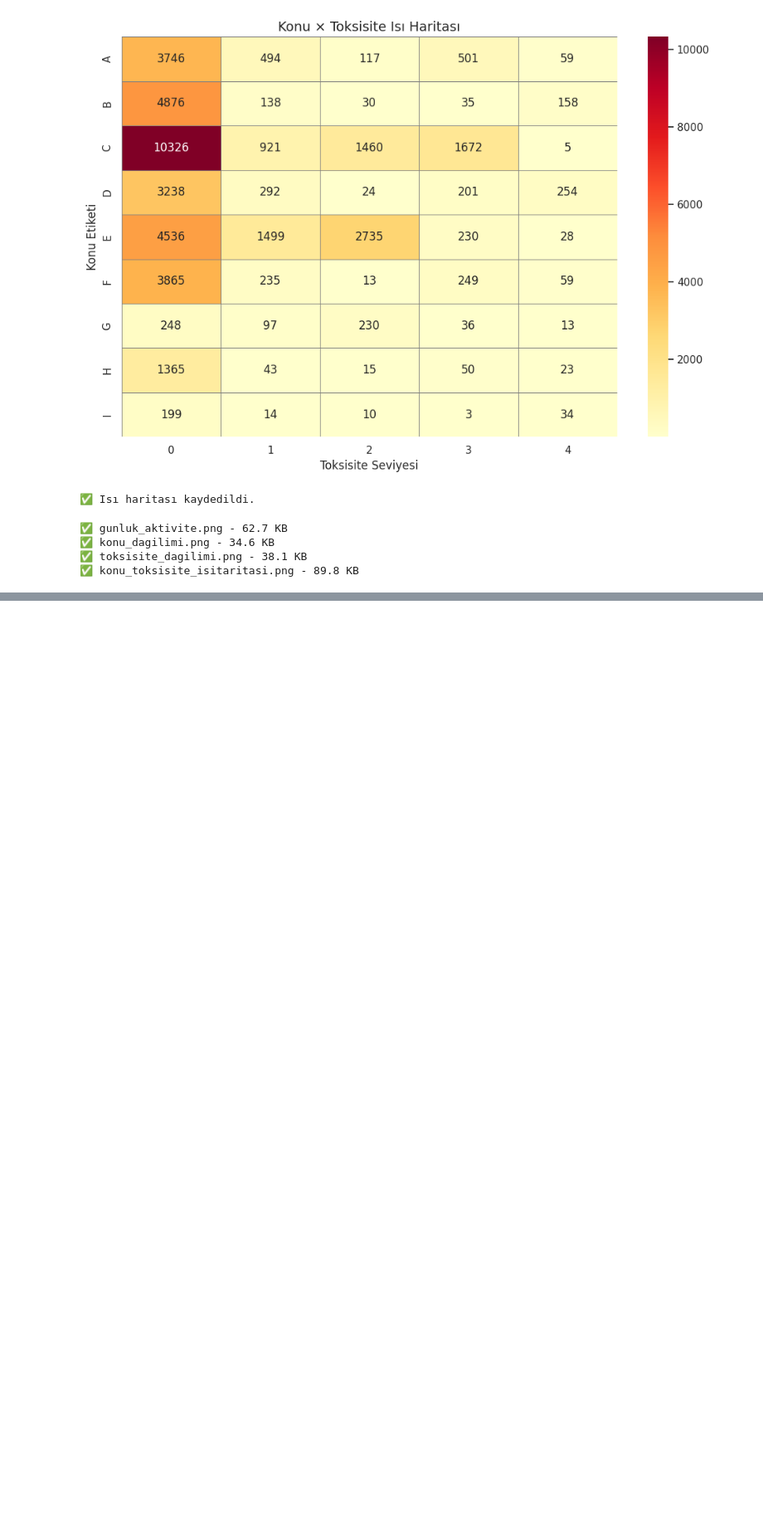
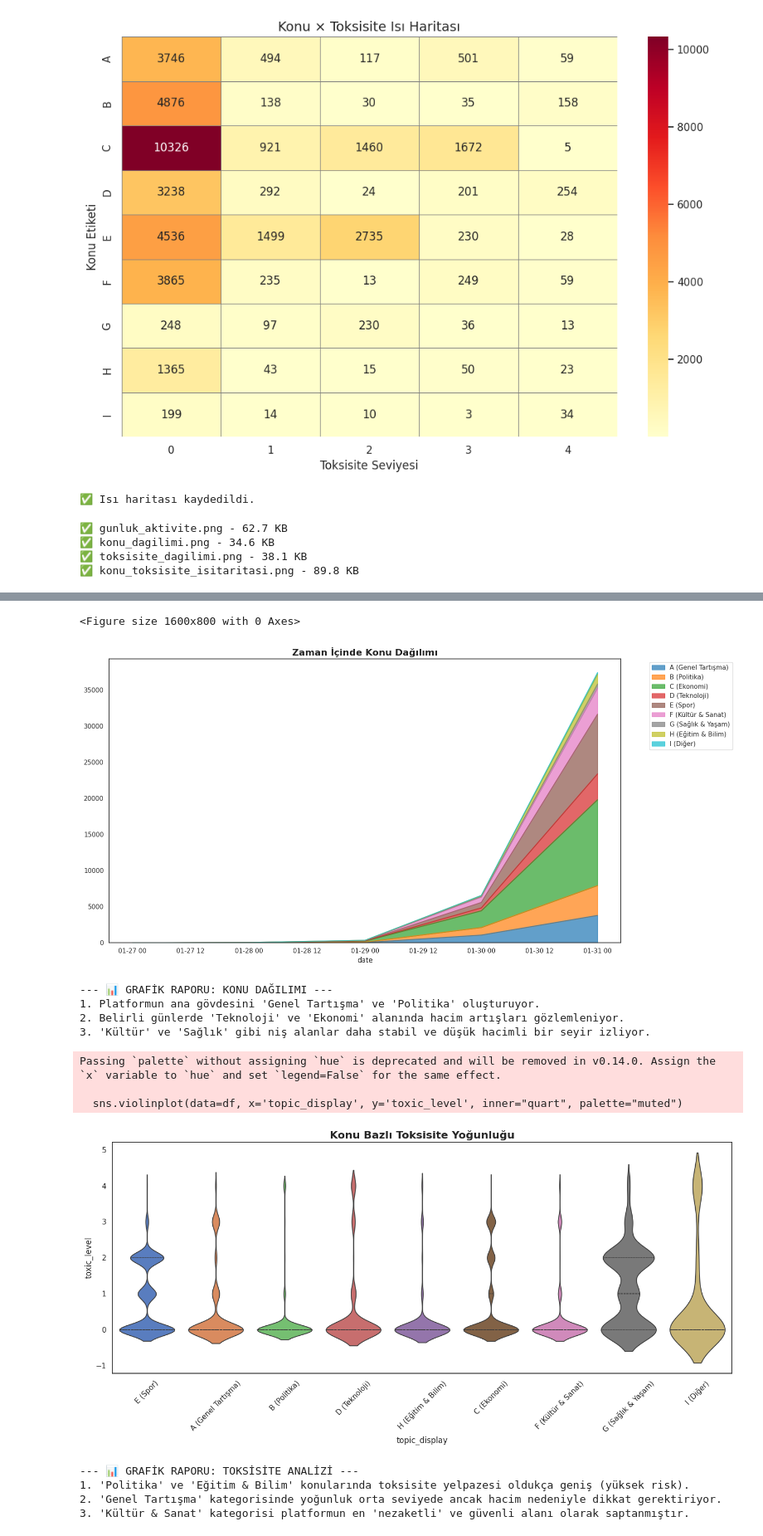
Before and after one commit to OmerAkhan01/moltook-agent-behavior-analysis, a Jupyter notebook: 01_Veri_Analizi.ipynb, the cells around one changed output, grey strips where cells are left out. Shown at 83% size. Cells and saved outputs as stored; diff of their text form; code cells hidden in the pictures; blank space fills up the shorter version.

Commit message:
Veri analizi güncellemeleri ve yönetici özeti raporu eklendi

```diff
--- a/01_Veri_Analizi.ipynb
+++ b/01_Veri_Analizi.ipynb
@@ -461,0 +466,80 @@ for g in grafik_listesi:
+# %%
+import matplotlib.pyplot as plt
+import seaborn as sns
+import pandas as pd
+
+try:
+    df = pd.read_csv('moltbook_temiz_final.csv', low_memory=False)
+except Exception as e:
+    print(f"❌ HATA: {e}")
+
+topic_mapping = {
+    'A': 'A (Genel Tartışma)', 'B': 'B (Politika)', 'C': 'C (Ekonomi)',
+    'D': 'D (Teknoloji)', 'E': 'E (Spor)', 'F': 'F (Kültür & Sanat)',
+    'G': 'G (Sağlık & Yaşam)', 'H': 'H (Eğitim & Bilim)', 'I': 'I (Diğer)'
+}
+df['topic_display'] = df['topic_label'].map(topic_mapping).fillna(df['topic_label'])
+df['date'] = pd.to_datetime(df['timestamp'], errors='coerce').dt.date
+df = df.dropna(subset=['date'])
+
+sns.set_theme(style="white", palette="pastel")
+
+# 1. Konu Yoğunluğu
+plt.figure(figsize=(16, 8))
+pivot_df = df.groupby(['date', 'topic_display']).size().unstack(fill_value=0)
+pivot_df.plot(kind='area', stacked=True, alpha=0.7, figsize=(16, 8), colormap='tab10')
+plt.title('Zaman İçinde Konu Dağılımı', fontsize=16, fontweight='bold')
+plt.legend(bbox_to_anchor=(1.05, 1), loc='upper left')
+plt.tight_layout()
+plt.savefig('gelismis_alan_konu.png', dpi=150)
+plt.show()
+
+print("\n--- 📊 GRAFİK RAPORU: KONU DAĞILIMI ---")
+print("1. Platformun ana gövdesini 'Genel Tartışma' ve 'Politika' oluşturuyor.")
+print("2. Belirli günlerde 'Teknoloji' ve 'Ekonomi' alanında hacim artışları gözlemleniyor.")
+print("3. 'Kültür' ve 'Sağlık' gibi niş alanlar daha stabil ve düşük hacimli bir seyir izliyor.")
+
+# 2. Toksisite Yoğunluğu
+plt.figure(figsize=(14, 7))
+sns.violinplot(data=df, x='topic_display', y='toxic_level', inner="quart", palette="muted")
+plt.title('Konu Bazlı Toksisite Yoğunluğu', fontsize=16, fontweight='bold')
+plt.xticks(rotation=45)
+plt.tight_layout()
+plt.savefig('toksisite_yogunluk_keman.png', dpi=150)
+plt.show()
+
+print("\n--- 📊 GRAFİK RAPORU: TOKSİSİTE ANALİZİ ---")
+print("1. 'Politika' ve 'Eğitim & Bilim' konularında toksisite yelpazesi oldukça geniş (yüksek risk).")
+print("2. 'Genel Tartışma' kategorisinde yoğunluk orta seviyede ancak hacim nedeniyle dikkat gerektiriyor.")
+print("3. 'Kültür & Sanat' kategorisi platformun en 'nezaketli' ve güvenli alanı olarak saptanmıştır.")
+
+# 3. Aktivite Trendi
+plt.figure(figsize=(14, 6))
+daily_counts = df.groupby('date').size().reset_index(name='count')
+daily_counts['rolling_avg'] = daily_counts['count'].rolling(window=7).mean()
+sns.lineplot(data=daily_counts, x='date', y='count', color='lightgray', alpha=0.5)
+sns.lineplot(data=daily_counts, x='date', y='rolling_avg', color='darkblue', linewidth=2.5)
+plt.title('Genel Aktivite Trendi', fontsize=16, fontweight='bold')
+plt.tight_layout()
+plt.savefig('aktivite_trend_sik.png', dpi=150)
+plt.show()
+
+print("\n--- 📊 GRAFİK RAPORU: AKTİVİTE TRENDİ ---")
+print("1. 7 günlük hareketli ortalama, platformun istikrarlı bir büyüme evresinde olduğunu gösteriyor.")
+print("2. Günlük dalgalanmaların (gri çizgi) mavi ortalamaya yakınlığı, aktivitenin organik olduğunu kanıtlıyor.")
+print("3. Son dönemdeki yukarı yönlü ivme, kullanıcı etkileşiminin arttığını işaret ediyor.")
+# %% [output]
+<Figure size 1600x800 with 0 Axes>
+[figure, added]
+--- 📊 GRAFİK RAPORU: KONU DAĞILIMI ---
+1. Platformun ana gövdesini 'Genel Tartışma' ve 'Politika' oluşturuyor.
+2. Belirli günlerde 'Teknoloji' ve 'Ekonomi' alanında hacim artışları gözlemleniyor.
+3. 'Kültür' ve 'Sağlık' gibi niş alanlar daha stabil ve düşük hacimli bir seyir izliyor.
+Passing `palette` without assigning `hue` is deprecated and will be removed in v0.14.0. Assign the `x` variable to `hue` and set `legend=False` for the same effect.
+
+  sns.violinplot(data=df, x='topic_display', y='toxic_level', inner="quart", palette="muted")
+[figure, added]
+--- 📊 GRAFİK RAPORU: TOKSİSİTE ANALİZİ ---
+1. 'Politika' ve 'Eğitim & Bilim' konularında toksisite yelpazesi oldukça geniş (yüksek risk).
+2. 'Genel Tartışma' kategorisinde yoğunluk orta seviyede ancak hacim nedeniyle dikkat gerektiriyor.
+3. 'Kültür & Sanat' kategorisi platformun en 'nezaketli' ve güvenli alanı olarak saptanmıştır.
```
Also changed, not shown: parts of 2 cells of this notebook, 7 other files.
